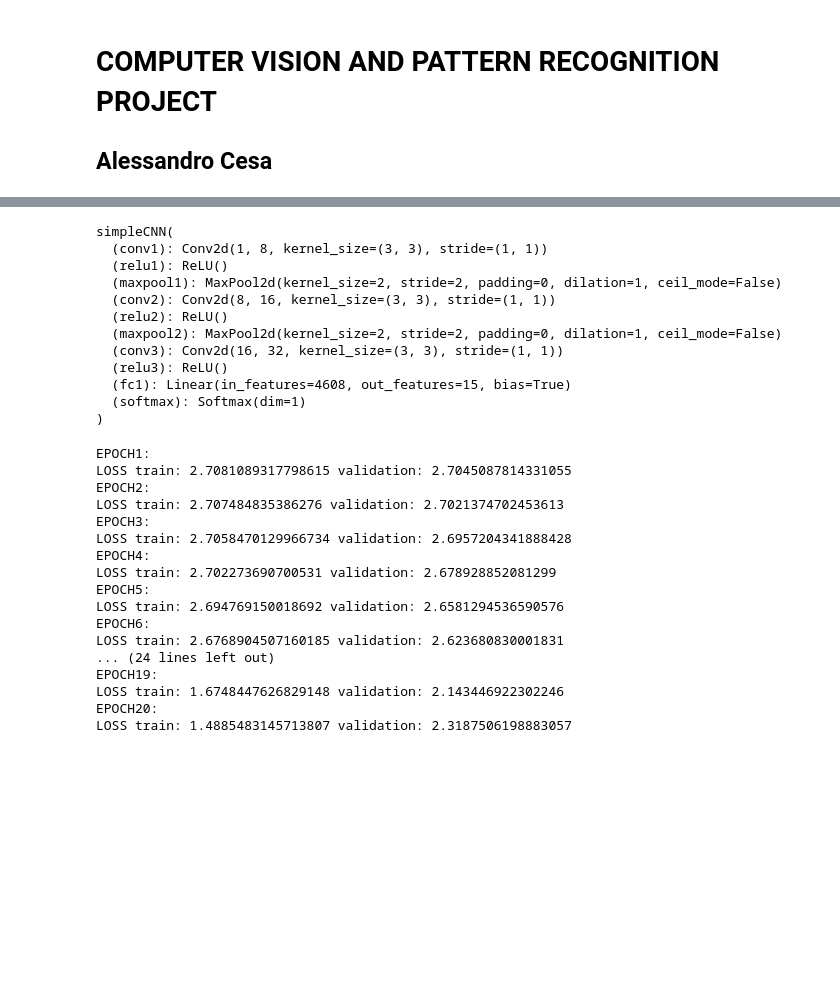
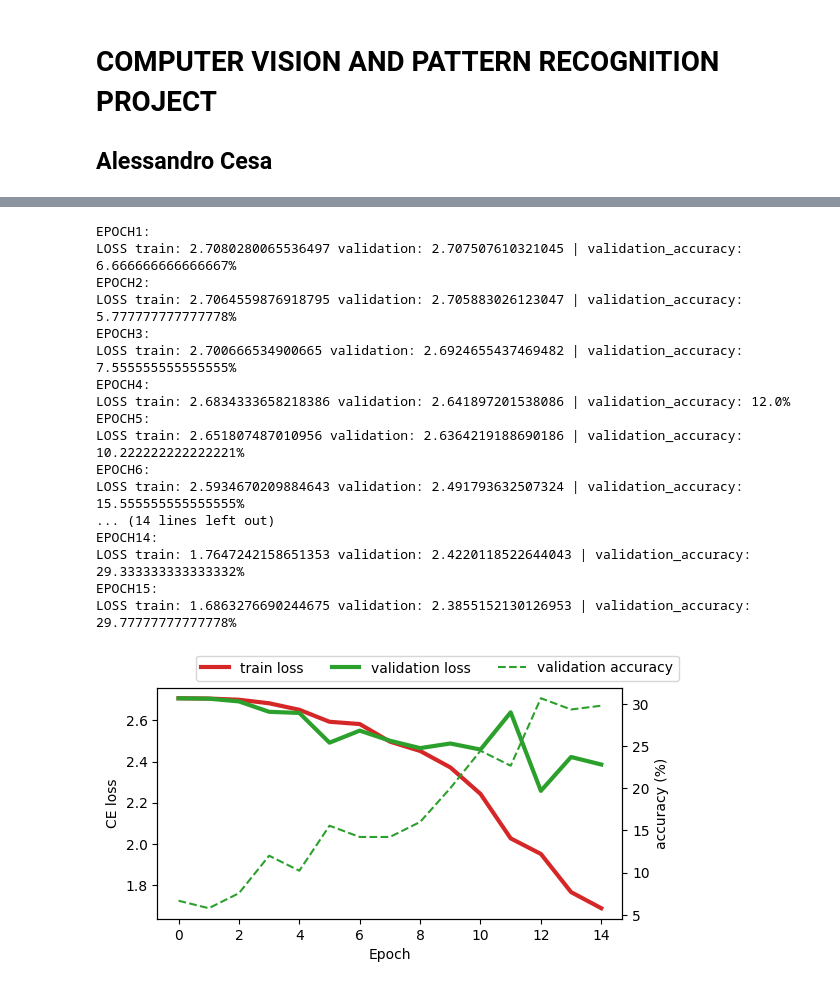
Before and after one commit to AlessandroCesaTs/Computer_Vision_Project_Cesa, a Jupyter notebook: project.ipynb, the cells around one changed output, grey strips where cells are left out. Saved outputs shown, nothing was run; the diff lists cells and outputs as text; code cells hidden in the pictures; blank space fills up the shorter version.

```diff
--- a/project.ipynb
+++ b/project.ipynb
@@ -95,0 +165,4 @@ torch.Size([32, 1, 64, 64])
+# %%
+train_loader = DeviceDataLoader(train_loader, device)
+validation_loader = DeviceDataLoader(validation_loader, device)
+test_loader = DeviceDataLoader(test_loader, device)
@@ -167,20 +211,9 @@ def init_weights(m):
 # %%
 # Instantiate the model
 model = simpleCNN()
-
+model.to(device)
 model.apply(init_weights)
+loss_function=nn.CrossEntropyLoss()
+optimizer=optim.SGD(model.parameters(),lr=0.001,momentum=0.9)
 # Print the model summary
-print(model)
+#print(model)
-# %% [output]
-simpleCNN(
-  (conv1): Conv2d(1, 8, kernel_size=(3, 3), stride=(1, 1))
-  (relu1): ReLU()
-  (maxpool1): MaxPool2d(kernel_size=2, stride=2, padding=0, dilation=1, ceil_mode=False)
-  (conv2): Conv2d(8, 16, kernel_size=(3, 3), stride=(1, 1))
-  (relu2): ReLU()
-  (maxpool2): MaxPool2d(kernel_size=2, stride=2, padding=0, dilation=1, ceil_mode=False)
-  (conv3): Conv2d(16, 32, kernel_size=(3, 3), stride=(1, 1))
-  (relu3): ReLU()
-  (fc1): Linear(in_features=4608, out_features=15, bias=True)
-  (softmax): Softmax(dim=1)
-)
@@ -209,48 +220,78 @@ def train_one_epoch(epoch_index,loader):
 # %%
-EPOCHS=20
+EPOCHS=15
 
 best_validation_loss=np.inf
+
+train_losses = []
+validation_losses = []
+validation_accuracies = []
 
 for epoch in range(EPOCHS):
   print('EPOCH{}:'.format(epoch+1))
 
   model.train(True)
   train_loss=train_one_epoch(epoch,train_loader)
 
   running_validation_loss=0.0
 
   model.eval()
 
   with torch.no_grad(): # Disable gradient computation and reduce memory consumption
+    correct=0
+    total=0
     for i,vdata in enumerate(validation_loader):
       vinputs,vlabels=vdata
       voutputs=model(vinputs)
+      _,predicted=torch.max(voutputs.data,1)
       vloss=loss_function(voutputs,vlabels)
       running_validation_loss+=vloss
+      total+=vlabels.size(0)
+      correct+=(predicted==vlabels).sum().item()
   validation_loss=running_validation_loss/(i+1)
-  print('LOSS train: {} validation: {}'.format(train_loss,validation_loss))
+  validation_acc = 100*correct/total
+  print(f'LOSS train: {train_loss} validation: {validation_loss} | validation_accuracy: {validation_acc}% ')
 
   if validation_loss<best_validation_loss: #save the model if it's the best so far
     timestamp=datetime.now().strftime('%Y%m%d_%H%M%S')
     best_validation_loss=validation_loss
     model_path='model_{}_{}'.format(timestamp,epoch)
     torch.save(model.state_dict(),model_path)
+
+  train_losses.append(train_loss)
+  validation_losses.append(validation_loss)
+  validation_accuracies.append(validation_acc)
+
+
+plt.plot(train_losses, color='tab:red', linewidth=3, label='train loss')
+validation_losses_np = torch.stack(validation_losses).cpu().numpy() #move validation losses to cpu to plot with matplotlib
+plt.plot(validation_losses_np, color='tab:green', linewidth=3, label='validation loss')
+plt.xlabel('Epoch')
+plt.ylabel('CE loss')
+
+ax_right = plt.gca().twinx()
+#validation_accuracies_np = torch.stack(validation_accuracies).cpu().numpy() #move validation accuracies to cpu to plot with matplotlib
+ax_right.plot(validation_accuracies, color='tab:green', linestyle='--', label='validation accuracy')
+ax_right.set_ylabel('accuracy (%)')
+
+plt.gcf().legend(ncol=3)
+plt.gcf().set_size_inches(6, 3)
 # %% [output]
 EPOCH1:
-LOSS train: 2.7081089317798615 validation: 2.7045087814331055
+LOSS train: 2.7080280065536497 validation: 2.707507610321045 | validation_accuracy: 6.666666666666667%
 EPOCH2:
-LOSS train: 2.707484835386276 validation: 2.7021374702453613
+LOSS train: 2.7064559876918795 validation: 2.705883026123047 | validation_accuracy: 5.777777777777778%
 EPOCH3:
-LOSS train: 2.7058470129966734 validation: 2.6957204341888428
+LOSS train: 2.700666534900665 validation: 2.6924655437469482 | validation_accuracy: 7.555555555555555%
 EPOCH4:
-LOSS train: 2.702273690700531 validation: 2.678928852081299
+LOSS train: 2.6834333658218386 validation: 2.641897201538086 | validation_accuracy: 12.0%
 EPOCH5:
-LOSS train: 2.694769150018692 validation: 2.6581294536590576
+LOSS train: 2.651807487010956 validation: 2.6364219188690186 | validation_accuracy: 10.222222222222221%
 EPOCH6:
-LOSS train: 2.6768904507160185 validation: 2.623680830001831
-... (24 lines left out)
-EPOCH19:
-LOSS train: 1.6748447626829148 validation: 2.143446922302246
-EPOCH20:
-LOSS train: 1.4885483145713807 validation: 2.3187506198883057
+LOSS train: 2.5934670209884643 validation: 2.491793632507324 | validation_accuracy: 15.555555555555555%
+... (14 lines left out)
+EPOCH14:
+LOSS train: 1.7647242158651353 validation: 2.4220118522644043 | validation_accuracy: 29.333333333333332%
+EPOCH15:
+LOSS train: 1.6863276690244675 validation: 2.3855152130126953 | validation_accuracy: 29.77777777777778%
+[figure, added]
 # %%
```
Also changed, not shown: parts of 20 cells of this notebook.
